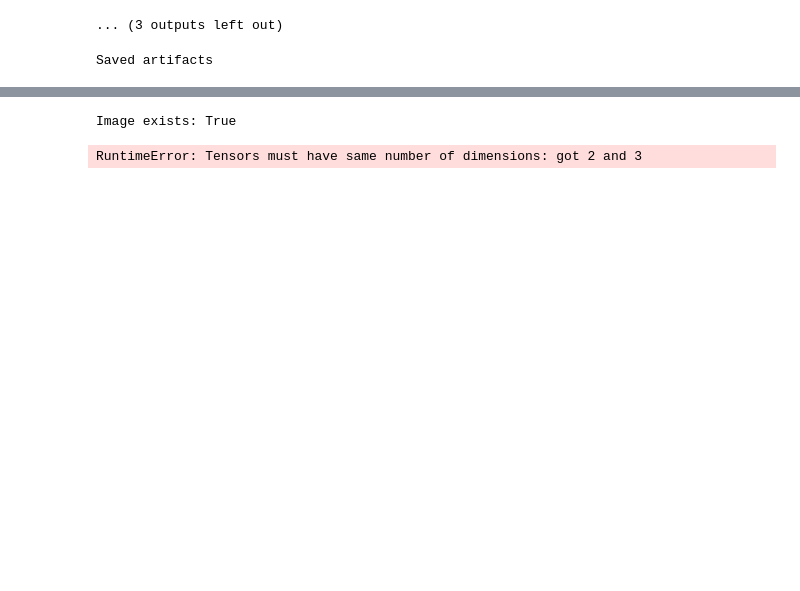
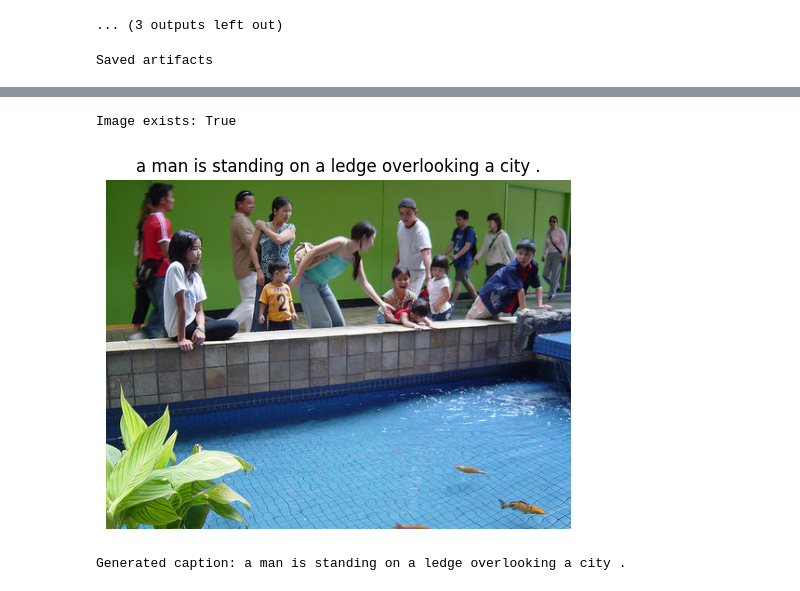
Before and after one commit to TarnNished/deep_learning_final, a Jupyter notebook: data_and_training.ipynb, the cells around one changed output, grey strips where cells are left out. Cells and saved outputs as stored; diff of their text form; code cells hidden in the pictures; blank space fills up the shorter version.

Commit message:
Changed Encoder and Decoder

```diff
--- a/data_and_training.ipynb
+++ b/data_and_training.ipynb
@@ -259,36 +293,30 @@ def generate_caption_one(image_path, max_len=30):
     encoder.eval()
     decoder.eval()
 
-    # Load & preprocess image
     image = Image.open(image_path).convert("RGB")
     image = transform(image).unsqueeze(0).to(DEVICE)
 
     with torch.no_grad():
-        features = encoder(image)  # (1, embed_dim)
+        # Encode image
+        features = encoder(image)            # (1, embed_dim)
+        features = features.unsqueeze(1)     # (1, 1, embed_dim)
 
-        # Start with <bos>
+        # STEP 0 — image as first timestep (same as training)
+        out, (h, c) = decoder.lstm(features)
+
+        # Start token
         word = torch.tensor([[vocab["<bos>"]]], device=DEVICE)
-
         caption_words = []
 
         for _ in range(max_len):
-            # Embed current word
-            emb = decoder.embedding(word)  # (1, 1, embed_dim)
-
-            # Concatenate image feature
-            lstm_input = torch.cat(
-                (features.unsqueeze(1), emb),
-                dim=1
-            )
-
-            output, _ = decoder.lstm(lstm_input)
-            scores = decoder.fc(output[:, -1, :])
+            emb = decoder.embedding(word)          # (1, 1, embed_dim)
+            out, (h, c) = decoder.lstm(emb, (h, c))
+            scores = decoder.fc(out.squeeze(1))
 
             predicted = scores.argmax(dim=1)
             word = predicted.unsqueeze(1)
 
             token_id = predicted.item()
-
             if token_id == vocab["<eos>"]:
                 break
 
@@ -298,25 +326,26 @@ def generate_caption_one(image_path, max_len=30):
 # %%
 import os
 import matplotlib.pyplot as plt
 from PIL import Image
 
-image_path = "/content/drive/MyDrive/caption_data/Images/1000268201_693b08cb0e.jpg"
+image_path = "/content/drive/MyDrive/caption_data/Images/12830823_87d2654e31.jpg"
 
 # Sanity check: file exists
 print("Image exists:", os.path.exists(image_path))
 
 # Generate caption
 caption = generate_caption_one(image_path)
 
 # Display image with caption
 img = Image.open(image_path).convert("RGB")
 plt.figure(figsize=(6, 6))
 plt.imshow(img)
 plt.axis("off")
 plt.title(caption)
 plt.show()
 
 print("Generated caption:", caption)
 # %% [output]
 Image exists: True
+[figure, added]
-RuntimeError: Tensors must have same number of dimensions: got 2 and 3
+Generated caption: a man is standing on a ledge overlooking a city .
```
Also changed, not shown: parts of 3 cells of this notebook.
